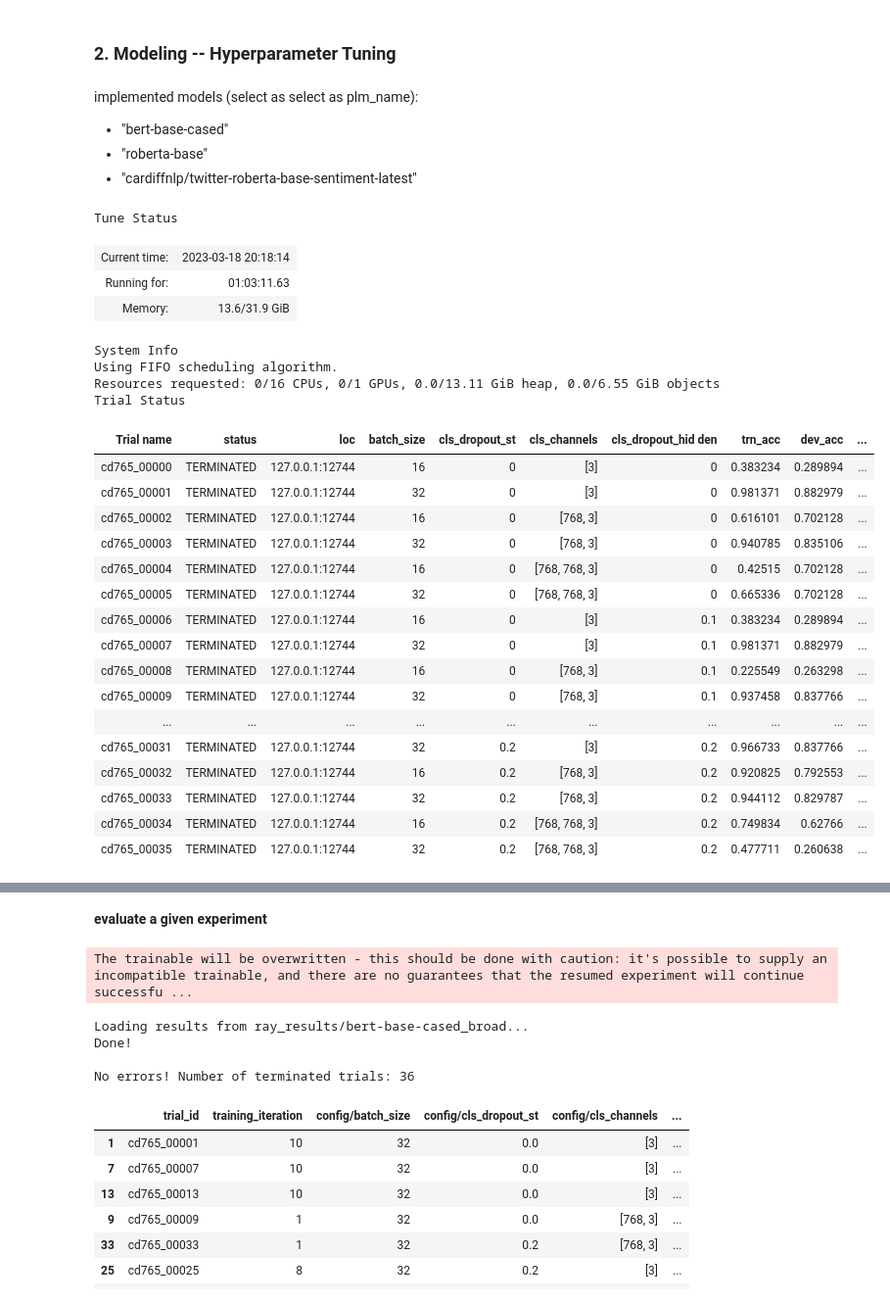
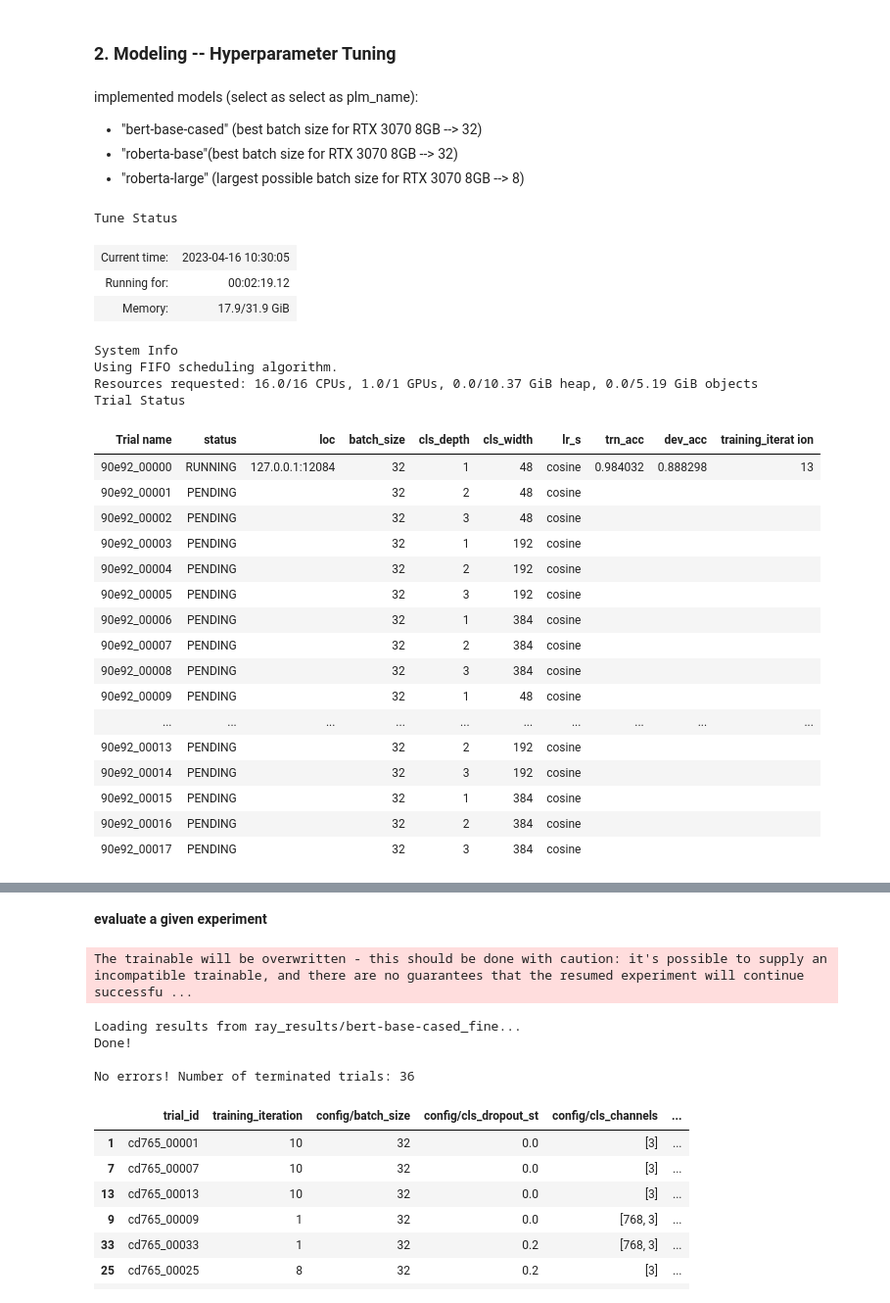
Before and after one commit to lassefschmidt/NLP-Aspect-Term-Polarity-Classification, a Jupyter notebook: 2_Model Training.ipynb, the cells around one changed output, grey strips where cells are left out. Shown: that part at 98% size. Drawn from its saved outputs; the diff is of its cells as text; code cells hidden in the pictures.

```diff
--- a/2_Model Training.ipynb
+++ b/2_Model Training.ipynb
@@ -106,74 +106,75 @@ warnings.simplefilter(action = "ignore", category = np.VisibleDeprecationWarning
 ### 2. Modeling -- Hyperparameter Tuning
 # %% [markdown]
 implemented models (select as select as plm_name):
-- "bert-base-cased"
-- "roberta-base"
-- "cardiffnlp/twitter-roberta-base-sentiment-latest"
+- "bert-base-cased" (best batch size for RTX 3070 8GB --> 32)
+- "roberta-base"(best batch size for RTX 3070 8GB --> 32)
+- "roberta-large" (largest possible batch size for RTX 3070 8GB --> 8)
 # %%
 # tunable hyperparameter search space --> search using tune.choice([]), tune.uniform(lower, upper), tune.grid_search([])
 config = {
     # basic infos
     "data_path": os.path.abspath(""),
-    "max_epochs": 10,
-    "batch_size": tune.grid_search([16, 32]),
+    "max_epochs": 30,
+    "batch_size": 32,
 
     # data preprocessing
-    "input_enrichment": "aspect_target_sentence", # "aspect_sentence" doesn't work as well
+    "input_enrichment": tune.grid_search(["question_sentence", "question_sentence_target"]),
 
     # pre-trained language model (transformer)
     "plm_name": "roberta-base",
     "plm_freeze": False,
 
     # classifier (linear layers)
-    "cls_dropout_st":     tune.grid_search([0, 0.2]),
-    "cls_channels":       tune.grid_search([[3], [768, 3], [768, 768, 3]]),
+    "cls_depth":          tune.grid_search([1, 2, 3]),
+    "cls_width":          tune.grid_search([48, 192, 384]),
     "cls_activation":     "ReLU", # tune.grid_search(["ReLU", "Sigmoid", "Tanh"])
-    "cls_dropout_hidden": tune.grid_search([0, 0.1, 0.2]),
+    "cls_dropout_st":     0,
+    "cls_dropout_hidden": 0,
 
     # optimizer
-    "lr": 5e-5, # tune.grid_search([1e-5, 1e-6]) // 1e-4 too high!
-    "wd": 1e-2, # tune.grid_search([1e-2, 1e-3, 1e-4])
+    "lr": tune.grid_search([5e-5, 2e-5]),
+    "wd": 1e-2,
 
     # scheduler
-    "lr_s": "linear", # tune.grid_search(["constant", "linear", "cosine"])
+    "lr_s": "cosine", # tune.grid_search(["constant", "linear", "cosine"])
     "warmup": 0, # number of epochs to warm up learning rate
 
     # loss function
-    "criterion": "BCE"
+    "criterion": "BCE",
 }
 # %%
 # how many trials to run (if grid_search utilized, it will run this number per grid_search value)
 num_samples = 1
 
 # run experiment
 result_grid = hyperTune.run_ray_experiment(
     hyperTune.ray_trainable, config, ray_path, num_samples,
     metric_columns = ["trn_acc", "dev_acc", "training_iteration"],
-    parameter_columns = ["batch_size", "cls_dropout_st", "cls_channels", "cls_dropout_hidden"]
+    parameter_columns = ["batch_size", "cls_depth", "cls_width", "lr", "lr_s"]
 )
 # %% [output]
 Tune Status
-| Current time: | 2023-03-18 20:18:14 |
-| Running for: | 01:03:11.63 |
-| Memory: | 13.6/31.9 GiB |
+| Current time: | 2023-04-16 10:30:05 |
+| Running for: | 00:02:19.12 |
+| Memory: | 17.9/31.9 GiB |
 System Info
 Using FIFO scheduling algorithm.
-Resources requested: 0/16 CPUs, 0/1 GPUs, 0.0/13.11 GiB heap, 0.0/6.55 GiB objects
+Resources requested: 16.0/16 CPUs, 1.0/1 GPUs, 0.0/10.37 GiB heap, 0.0/5.19 GiB objects
 Trial Status
-| Trial name | status | loc | batch_size | cls_dropout_st | cls_channels | cls_dropout_hid den | trn_acc | dev_acc | ... |
-| cd765_00000 | TERMINATED | 127.0.0.1:12744 | 16 | 0 | [3] | 0 | 0.383234 | 0.289894 | ... |
-| cd765_00001 | TERMINATED | 127.0.0.1:12744 | 32 | 0 | [3] | 0 | 0.981371 | 0.882979 | ... |
-| cd765_00002 | TERMINATED | 127.0.0.1:12744 | 16 | 0 | [768, 3] | 0 | 0.616101 | 0.702128 | ... |
-| cd765_00003 | TERMINATED | 127.0.0.1:12744 | 32 | 0 | [768, 3] | 0 | 0.940785 | 0.835106 | ... |
-| cd765_00004 | TERMINATED | 127.0.0.1:12744 | 16 | 0 | [768, 768, 3] | 0 | 0.42515 | 0.702128 | ... |
-| cd765_00005 | TERMINATED | 127.0.0.1:12744 | 32 | 0 | [768, 768, 3] | 0 | 0.665336 | 0.702128 | ... |
-| cd765_00006 | TERMINATED | 127.0.0.1:12744 | 16 | 0 | [3] | 0.1 | 0.383234 | 0.289894 | ... |
-| cd765_00007 | TERMINATED | 127.0.0.1:12744 | 32 | 0 | [3] | 0.1 | 0.981371 | 0.882979 | ... |
-| cd765_00008 | TERMINATED | 127.0.0.1:12744 | 16 | 0 | [768, 3] | 0.1 | 0.225549 | 0.263298 | ... |
-| cd765_00009 | TERMINATED | 127.0.0.1:12744 | 32 | 0 | [768, 3] | 0.1 | 0.937458 | 0.837766 | ... |
+| Trial name | status | loc | batch_size | cls_depth | cls_width | lr_s | trn_acc | dev_acc | training_iterat ion |
+| 90e92_00000 | RUNNING | 127.0.0.1:12084 | 32 | 1 | 48 | cosine | 0.984032 | 0.888298 | 13 |
+| 90e92_00001 | PENDING |  | 32 | 2 | 48 | cosine |  |  |  |
+| 90e92_00002 | PENDING |  | 32 | 3 | 48 | cosine |  |  |  |
+| 90e92_00003 | PENDING |  | 32 | 1 | 192 | cosine |  |  |  |
+| 90e92_00004 | PENDING |  | 32 | 2 | 192 | cosine |  |  |  |
+| 90e92_00005 | PENDING |  | 32 | 3 | 192 | cosine |  |  |  |
+| 90e92_00006 | PENDING |  | 32 | 1 | 384 | cosine |  |  |  |
+| 90e92_00007 | PENDING |  | 32 | 2 | 384 | cosine |  |  |  |
+| 90e92_00008 | PENDING |  | 32 | 3 | 384 | cosine |  |  |  |
+| 90e92_00009 | PENDING |  | 32 | 1 | 48 | cosine |  |  |  |
 | ... | ... | ... | ... | ... | ... | ... | ... | ... | ... |
-| cd765_00031 | TERMINATED | 127.0.0.1:12744 | 32 | 0.2 | [3] | 0.2 | 0.966733 | 0.837766 | ... |
-| cd765_00032 | TERMINATED | 127.0.0.1:12744 | 16 | 0.2 | [768, 3] | 0.2 | 0.920825 | 0.792553 | ... |
-| cd765_00033 | TERMINATED | 127.0.0.1:12744 | 32 | 0.2 | [768, 3] | 0.2 | 0.944112 | 0.829787 | ... |
-| cd765_00034 | TERMINATED | 127.0.0.1:12744 | 16 | 0.2 | [768, 768, 3] | 0.2 | 0.749834 | 0.62766 | ... |
-| cd765_00035 | TERMINATED | 127.0.0.1:12744 | 32 | 0.2 | [768, 768, 3] | 0.2 | 0.477711 | 0.260638 | ... |
+| 90e92_00013 | PENDING |  | 32 | 2 | 192 | cosine |  |  |  |
+| 90e92_00014 | PENDING |  | 32 | 3 | 192 | cosine |  |  |  |
+| 90e92_00015 | PENDING |  | 32 | 1 | 384 | cosine |  |  |  |
+| 90e92_00016 | PENDING |  | 32 | 2 | 384 | cosine |  |  |  |
+| 90e92_00017 | PENDING |  | 32 | 3 | 384 | cosine |  |  |  |
@@ -183,11 +187,11 @@ Trial Status
 **evaluate a given experiment**
 # %%
 # load experiment
-restored_tuner, result_grid = hyperTune.open_validate_ray_experiment("ray_results/bert-base-cased_broad",
+restored_tuner, result_grid = hyperTune.open_validate_ray_experiment("ray_results/bert-base-cased_fine",
                                                                      hyperTune.ray_trainable)
 # %% [output]
 The trainable will be overwritten - this should be done with caution: it's possible to supply an incompatible trainable, and there are no guarantees that the resumed experiment will continue successfu ...
-Loading results from ray_results/bert-base-cased_broad...
+Loading results from ray_results/bert-base-cased_fine...
 Done!
 
 No errors! Number of terminated trials: 36
```
Also changed, not shown: parts of 1 cell of this notebook, 4 other files.
